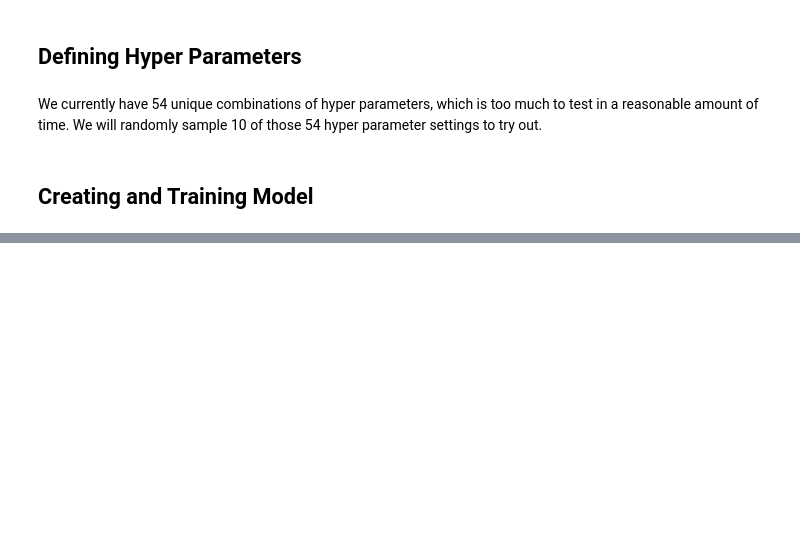
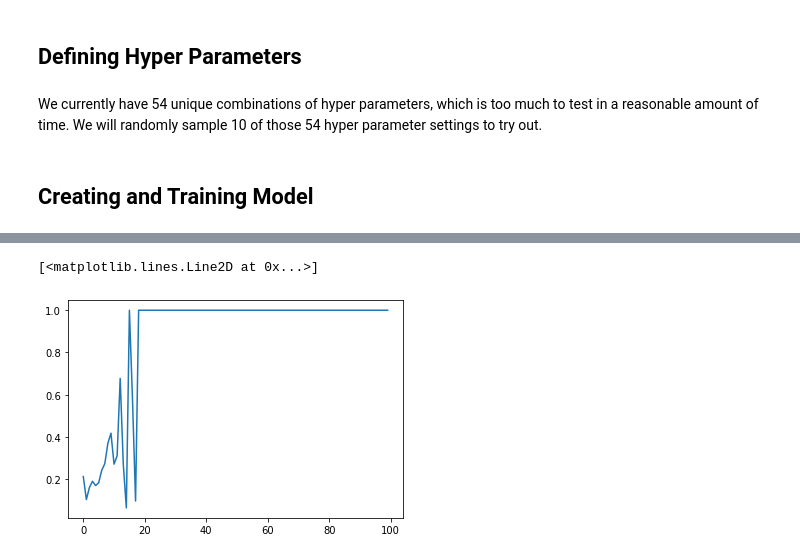
Before and after one commit to brenmcnamara/ML, a Jupyter notebook: projects/Learning the Gaussian Curve.ipynb, the cells around one changed output, grey strips where cells are left out. Saved outputs shown, nothing was run; the diff lists cells and outputs as text; code cells hidden in the pictures; blank space fills up the shorter version.

```diff
--- a/projects/Learning the Gaussian Curve.ipynb
+++ b/projects/Learning the Gaussian Curve.ipynb
@@ -490,0 +515,5 @@ KeyboardInterrupt:
+# %%
+plt.plot(grad_mags)
+# %% [output]
+[<matplotlib.lines.Line2D at 0x...>]
+[figure, added]
```
Also changed, not shown: parts of 7 cells of this notebook.
